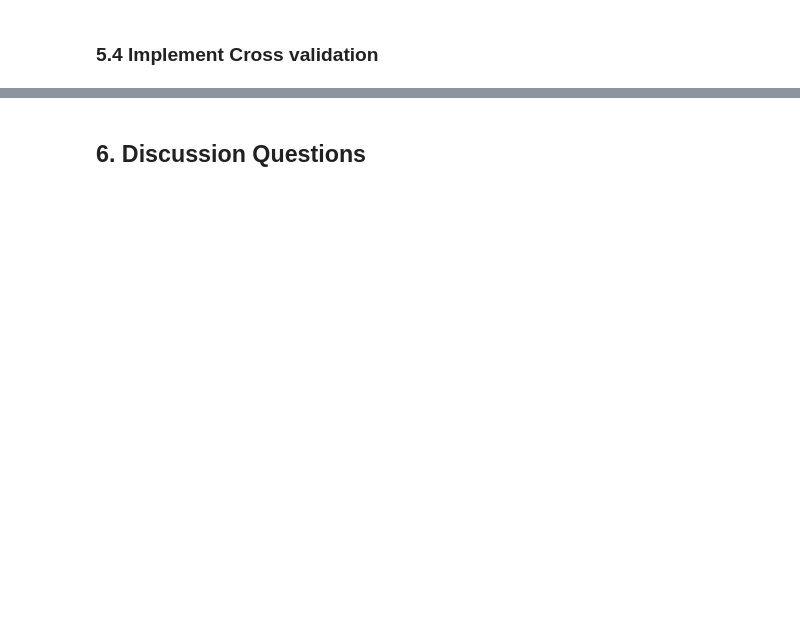
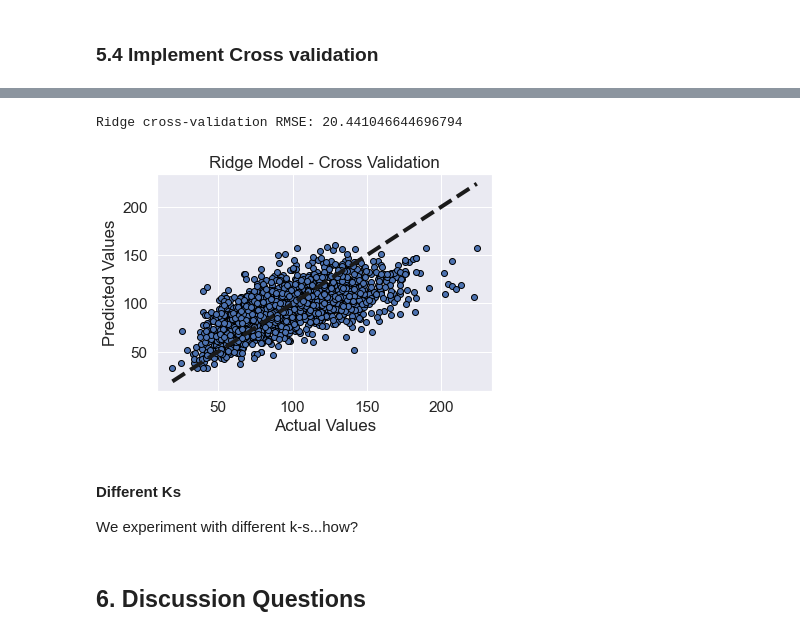
Before and after one commit to yaelnidam/CSS_Project2_Team1_Fall2020, a Jupyter notebook: project2.ipynb, the cells around one changed output, grey strips where cells are left out. Saved outputs shown, nothing was run; the diff lists cells and outputs as text; code cells hidden in the pictures; blank space fills up the shorter version.

```diff
--- a/project2.ipynb
+++ b/project2.ipynb
@@ -919,2 +949,25 @@ Test set rmse:  20.259508946973934
+# %%
+from sklearn.model_selection import cross_val_score
+from sklearn.model_selection import cross_val_predict
+
+ridge_crossval_pred = cross_val_predict(ridge_reg, X, Y, cv = 5)
+
+print("Ridge cross-validation RMSE:", rmse(ridge_crossval_pred, Y))
+# %% [output]
+Ridge cross-validation RMSE: 20.441046644696794
+# %%
+# show fit on the test set
+fig, ax = plt.subplots()
+ax.scatter(Y, ridge_crossval_pred, edgecolors=(0, 0, 0))
+ax.plot([Y.min(), Y.max()], [Y.min(), Y.max()], 'k--', lw=4)
+ax.set_xlabel('Actual Values')
+ax.set_ylabel('Predicted Values')
+plt.title('Ridge Model - Cross Validation')
+plt.show()
+# %% [output]
+[figure, added]
+# %% [markdown]
+#### Different Ks
+We experiment with different k-s...how?
 # %% [markdown]
 ## 6. Discussion Questions
```
Also changed, not shown: parts of 35 cells of this notebook.
